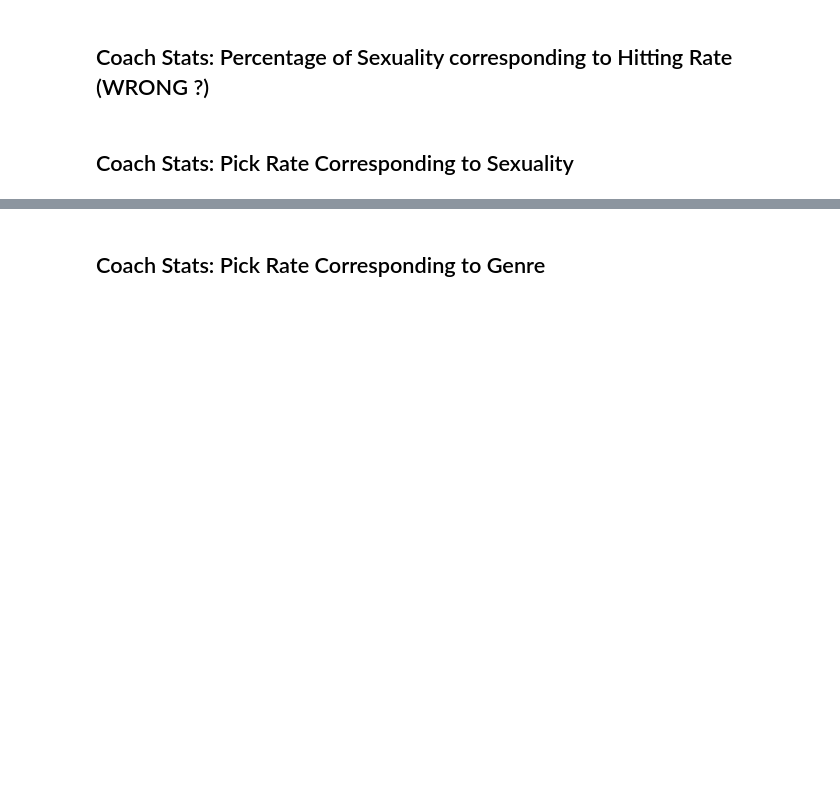
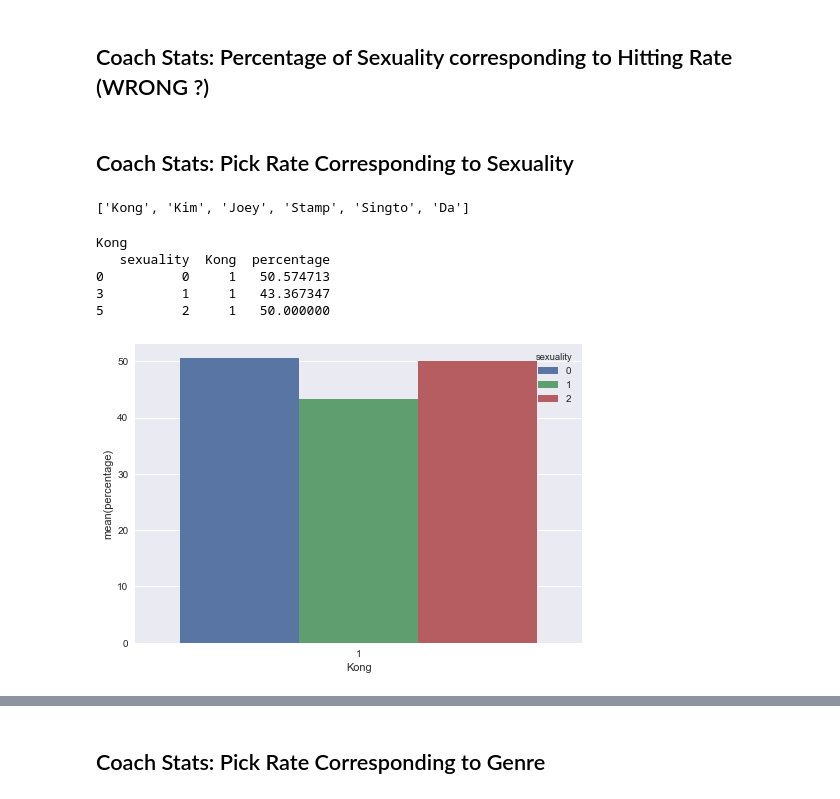
Before and after one commit to svnnynior/thevoiceth, a Jupyter notebook: public/data/clustering.ipynb, the cells around one changed output, grey strips where cells are left out. Cells and saved outputs as stored; diff of their text form; code cells hidden in the pictures; blank space fills up the shorter version.

```diff
--- a/public/data/clustering.ipynb
+++ b/public/data/clustering.ipynb
@@ -226,3 +230,27 @@ coach_list = [
+# %%
+coach_list
+# %% [output]
+['Kong', 'Kim', 'Joey', 'Stamp', 'Singto', 'Da']
+# %%
+# for coach in coach_list:
+coach = 'Kong'
+print(coach)
+percentage_count = (df.loc[df[coach] != -1].groupby(['sexuality'])[coach]
+                         .value_counts(normalize=True)
+                         .rename('percentage')
+                         .mul(100)
+                         .reset_index()
+                         .sort_values(coach))
+print(percentage_count.loc[percentage_count[coach] == 1])
+sns.barplot(x=coach, y="percentage", hue="sexuality", data=percentage_count.loc[percentage_count[coach] == 1])
+plt.show()
+# %% [output]
+Kong
+   sexuality  Kong  percentage
+0          0     1   50.574713
+3          1     1   43.367347
+5          2     1   50.000000
+[figure, added]
 # %%
 for coach in coach_list:
     print(coach)
```
Also changed, not shown: parts of 12 cells of this notebook, 3 other files.
